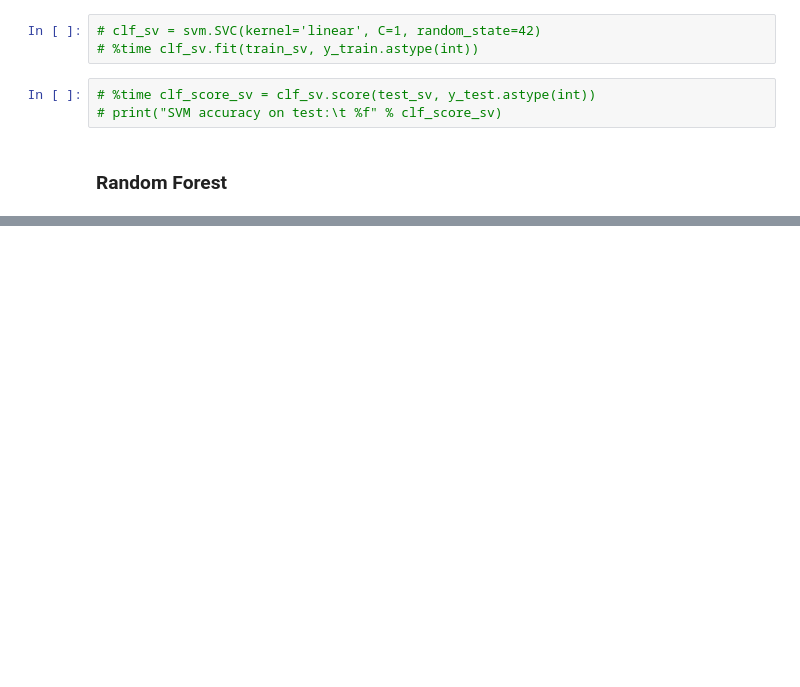
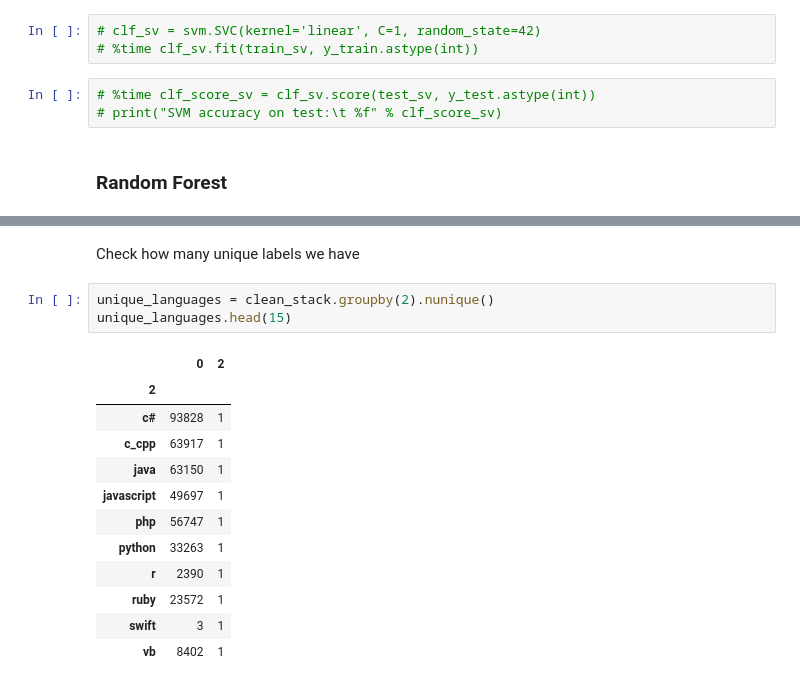
Before and after one commit to andrewginns/Movie_or_Code, a Jupyter notebook: July_2019_NLP_Questions.ipynb, the cells around one changed output, grey strips where cells are left out. Drawn from its saved outputs; the diff is of its cells as text; blank space fills up the shorter version.

```diff
--- a/July_2019_NLP_Questions.ipynb
+++ b/July_2019_NLP_Questions.ipynb
@@ -510,0 +633,18 @@ def train_mlp(dataframe, labels, model, checkpoint_path, EPOCHS):
+# %% [markdown]
+Check how many unique labels we have
+# %%
+unique_languages = clean_stack.groupby(2).nunique()
+unique_languages.head(15)
+# %% [output]
+|  | 0 | 2 |
+| 2 |  |  |
+| c# | 93828 | 1 |
+| c_cpp | 63917 | 1 |
+| java | 63150 | 1 |
+| javascript | 49697 | 1 |
+| php | 56747 | 1 |
+| python | 33263 | 1 |
+| r | 2390 | 1 |
+| ruby | 23572 | 1 |
+| swift | 3 | 1 |
+| vb | 8402 | 1 |
```
Also changed, not shown: parts of 120 cells of this notebook.
